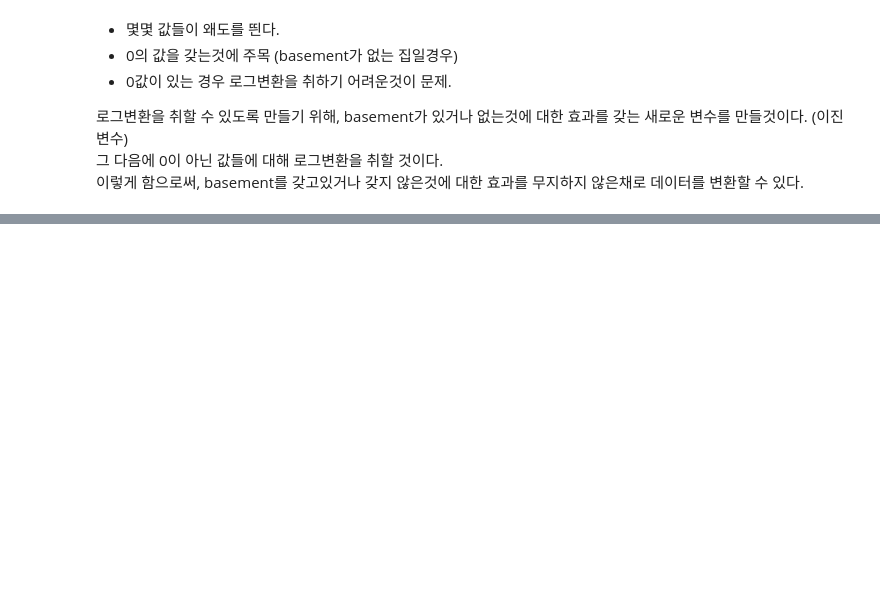
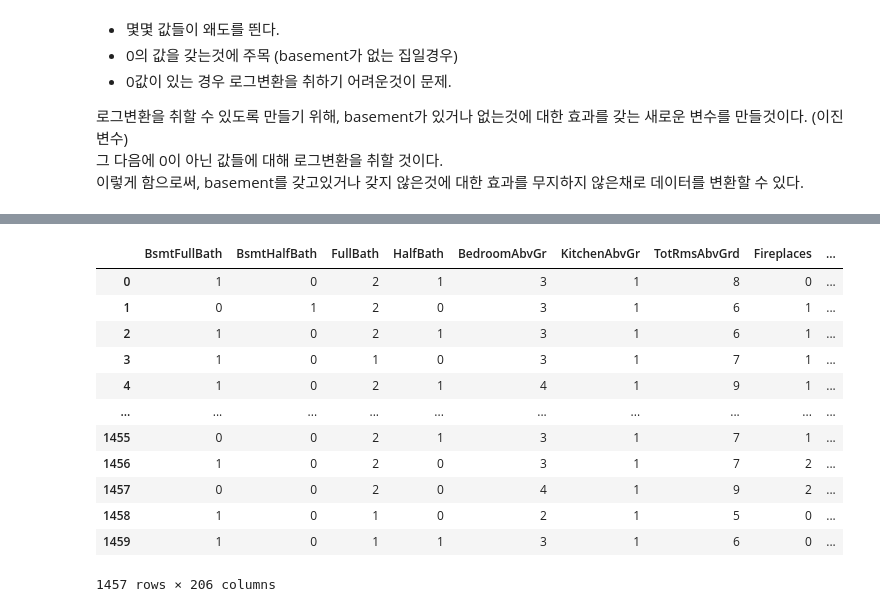
Before and after one commit to suhyun-cho/Dive-to-Kaggle, a Jupyter notebook: House Prices/Basic-DataExploration.ipynb, the cells around one changed output, grey strips where cells are left out. Cells and saved outputs as stored; diff of their text form; code cells hidden in the pictures; blank space fills up the shorter version.

```diff
--- a/House Prices/Basic-DataExploration.ipynb
+++ b/House Prices/Basic-DataExploration.ipynb
@@ -405,0 +427,19 @@ res = stats.probplot(df_train['TotalBsmtSF'], plot=plt)
+# %%
+#convert categorical variable into dummy
+df_train=pd.get_dummies(df_train)
+# %%
+df_train.iloc[:,15:]
+# %% [output]
+|  | BsmtFullBath | BsmtHalfBath | FullBath | HalfBath | BedroomAbvGr | KitchenAbvGr | TotRmsAbvGrd | Fireplaces | ... |
+| 0 | 1 | 0 | 2 | 1 | 3 | 1 | 8 | 0 | ... |
+| 1 | 0 | 1 | 2 | 0 | 3 | 1 | 6 | 1 | ... |
+| 2 | 1 | 0 | 2 | 1 | 3 | 1 | 6 | 1 | ... |
+| 3 | 1 | 0 | 1 | 0 | 3 | 1 | 7 | 1 | ... |
+| 4 | 1 | 0 | 2 | 1 | 4 | 1 | 9 | 1 | ... |
+| ... | ... | ... | ... | ... | ... | ... | ... | ... | ... |
+| 1455 | 0 | 0 | 2 | 1 | 3 | 1 | 7 | 1 | ... |
+| 1456 | 1 | 0 | 2 | 0 | 3 | 1 | 7 | 2 | ... |
+| 1457 | 0 | 0 | 2 | 0 | 4 | 1 | 9 | 2 | ... |
+| 1458 | 1 | 0 | 1 | 0 | 2 | 1 | 5 | 0 | ... |
+| 1459 | 1 | 0 | 1 | 1 | 3 | 1 | 6 | 0 | ... |
+1457 rows × 206 columns
```
Also changed, not shown: parts of 14 cells of this notebook.
